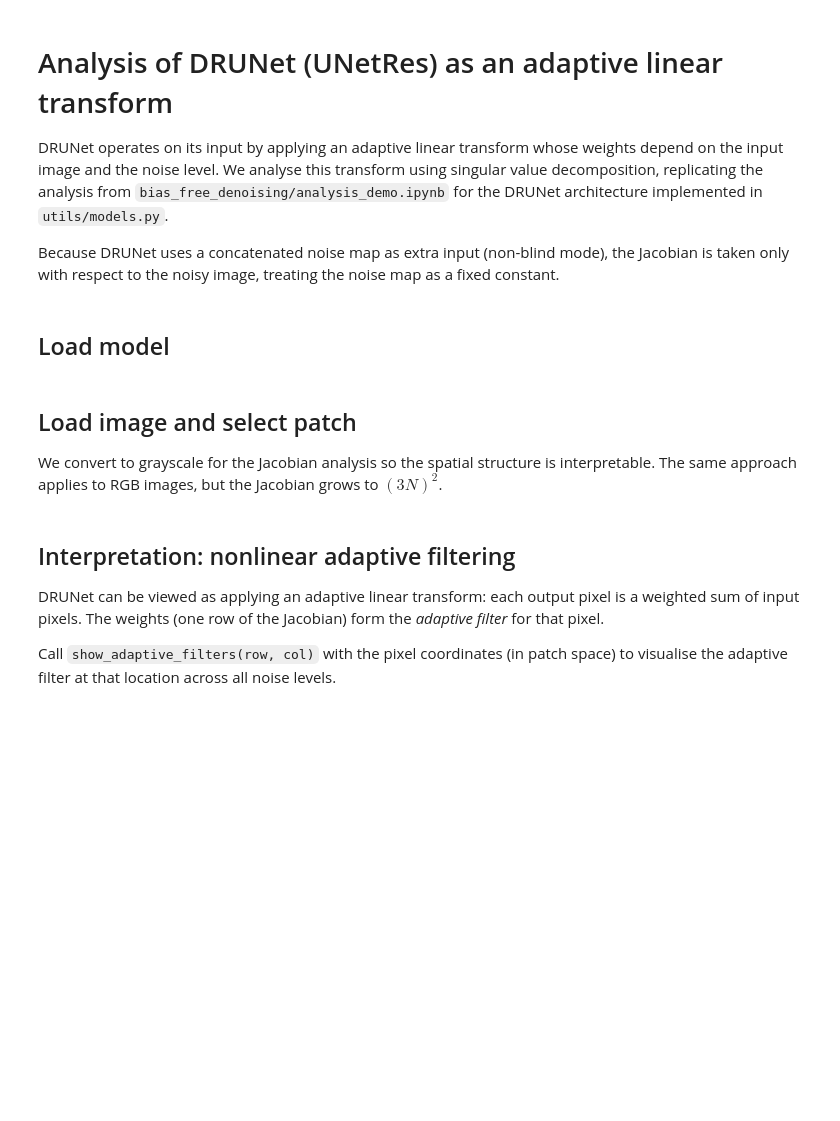
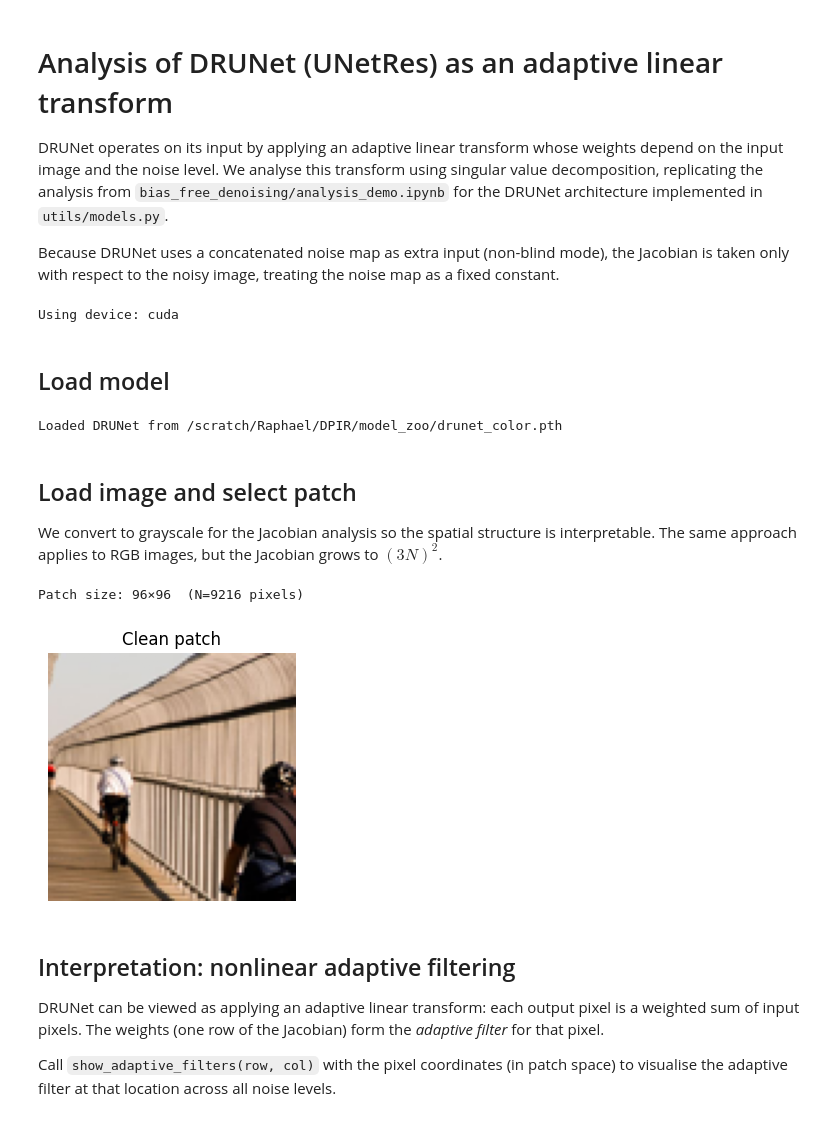
Before and after one commit to rachddou/DeadLeavesPlus, a Jupyter notebook: analysis_drunet.ipynb, the cells around one changed output. Drawn from its saved outputs; the diff is of its cells as text; code cells hidden in the pictures; blank space fills up the shorter version.

```diff
--- a/analysis_drunet.ipynb
+++ b/analysis_drunet.ipynb
@@ -28,29 +28,38 @@ from utils.utils import normalize, remove_dataparallel_wrapper, compute_noise_ma
 # ── User-configurable parameters ────────────────────────────────────────────
 
 # Path to a DRUNet (UNetRes) checkpoint
-MODEL_PATH = '../TRAINING_LOGS/mix_acutance/ckpt.pth'
+MODEL_PATH = '/scratch/Raphael/DeadLeavesPlus/TRAINING_LOGS/drunetdlTextures/net.pth'
+# MODEL_PATH = '/scratch/Raphael/DeadLeavesPlus/TRAINING_LOGS/drunetGTA5/net.pth'
+# MODEL_PATH = '/scratch/Raphael/DeadLeavesPlus/TRAINING_LOGS/drunetCLEVR/net.pth'
+# MODEL_PATH = '/scratch/Raphael/DeadLeavesPlus/TRAINING_LOGS/drunetfractalDB/net.pth'
+# MODEL_PATH = '/scratch/Raphael/DPIR/model_zoo/drunet_color_vl.pth'
+# MODEL_PATH = '/scratch/Raphael/DPIR/model_zoo/drunet_color_dl.pth'
+MODEL_PATH = '/scratch/Raphael/DPIR/model_zoo/drunet_color.pth'
+
 
 # Path to a test image (grayscale analysis works on any image)
-IMAGE_PATH = '../datasets/test_sets/Kodak24/kodim15.png'
+IMAGE_PATH = '/scratch/Raphael/DeadLeavesPlus/datasets/test_sets/Urban100/img_024_SRF_2_HR.png'
 
 # Patch to analyse: [row_start:row_end, col_start:col_end].
 # Keep it small (≤50×50) — Jacobian computation is O(N²).
-PATCH_ROW = slice(100, 140)
-PATCH_COL = slice(100, 140)
+PATCH_ROW = slice(100, 196)
+PATCH_COL = slice(100, 196)
 
 # Noise levels used in the interactive filter visualisation (0–255 scale)
-NOISE_LEVELS = [10, 30, 90]
+NOISE_LEVELS = [10, 50, 200]
 
 # Noise level used for the SVD analysis (0–255 scale)
 NOISE_SIGMA_SVD = 90
 
 # Model settings — must match the checkpoint
 BLIND  = False   # True → model takes only the noisy image (in_nc = num_channels)
-IN_CH  = 1       # image channels (1 = grayscale, 3 = RGB)
+IN_CH  = 3       # image channels (1 = grayscale, 3 = RGB)
 
 USE_CUDA = torch.cuda.is_available()
 device   = torch.device('cuda' if USE_CUDA else 'cpu')
 print(f'Using device: {device}')
+# %% [output]
+Using device: cuda
 # %% [markdown]
 ## Load model
 # %%
@@ -71,6 +80,8 @@ def load_drunet(model_path, in_ch=1, blind=False, device=torch.device('cpu')):
 
 
 model = load_drunet(MODEL_PATH, in_ch=IN_CH, blind=BLIND, device=device)
+# %% [output]
+Loaded DRUNet from /scratch/Raphael/DPIR/model_zoo/drunet_color.pth
 # %% [markdown]
 ## Load image and select patch
 
@@ -78,21 +89,24 @@ We convert to grayscale for the Jacobian analysis so the spatial structure is in
 # %%
 raw_bgr = cv2.imread(IMAGE_PATH)
 if raw_bgr is None:
     raise FileNotFoundError(f'Could not read {IMAGE_PATH}')
 
 image_rgb  = normalize(cv2.cvtColor(raw_bgr, cv2.COLOR_BGR2RGB))  # HxWx3, float32 [0,1]
 image_gray = np.mean(image_rgb, axis=2)                            # HxW
 
-clean_patch = image_gray[PATCH_ROW, PATCH_COL]
-patch_h, patch_w = clean_patch.shape
+clean_patch = image_rgb[PATCH_ROW, PATCH_COL,:]
+patch_h, patch_w,c = clean_patch.shape
 print(f'Patch size: {patch_h}×{patch_w}  (N={patch_h*patch_w} pixels)')
 
 fig, ax = plt.subplots(1, 1, figsize=(3, 3))
 ax.imshow(clean_patch, cmap='gray', vmin=0, vmax=1)
 ax.axis('off')
 ax.set_title('Clean patch')
 plt.tight_layout()
 plt.show()
+# %% [output]
+Patch size: 96×96  (N=9216 pixels)
+[figure, added]
 # %% [markdown]
 ## Interpretation: nonlinear adaptive filtering
 
```
Also changed, not shown: parts of 4 cells of this notebook, 2 other files.
